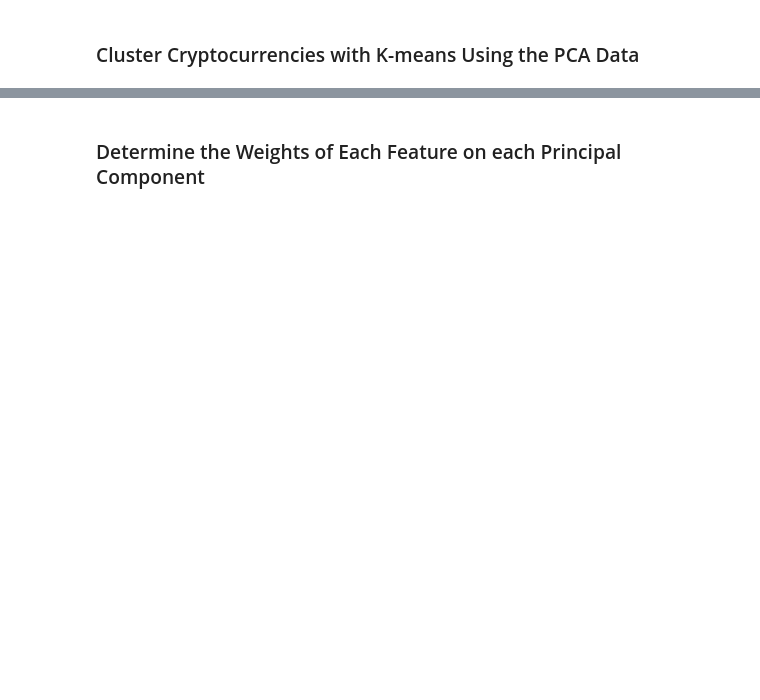
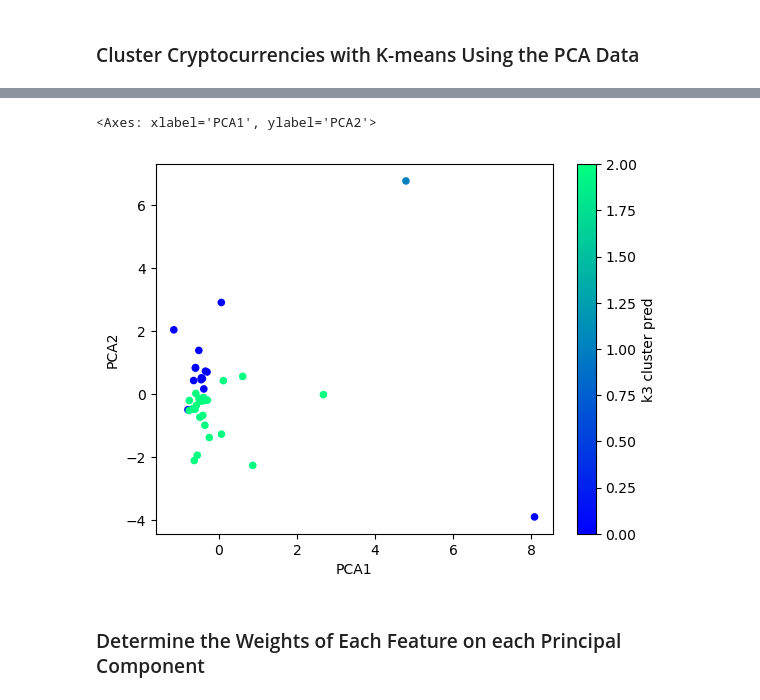
Before and after one commit to DassV24/CryptoClustering, a Jupyter notebook: Crypto_Clustering.ipynb, the cells around one changed output, grey strips where cells are left out. Saved outputs shown, nothing was run; the diff lists cells and outputs as text; code cells hidden in the pictures; blank space fills up the shorter version.

```diff
--- a/Crypto_Clustering.ipynb
+++ b/Crypto_Clustering.ipynb
@@ -259,5 +308,7 @@ AttributeError: 'numpy.ndarray' object has no attribute 'pd'
 ### Cluster Cryptocurrencies with K-means Using the PCA Data
 # %%
 # Initialize the K-Means model using the best value for k
+
+pca_model = KMeans( n_clusters=3, n_init='auto', random_state=42)
 # %%
 # Fit the K-Means model using the PCA data
@@ -269,8 +329,9 @@ AttributeError: 'numpy.ndarray' object has no attribute 'pd'
 # %%
 # Create a copy of the DataFrame with the PCA data
-
+principalComponents_df_pred = principalComponents_df.copy()
 
 # Add a new column to the DataFrame with the predicted clusters
-
+principalComponents_df_pred['k3 cluster pred'] = k_3
 
 # Display sample data
+principalComponents_df_pred.head()
@@ -277,5 +346,14 @@ AttributeError: 'numpy.ndarray' object has no attribute 'pd'
 # %%
 # Create a scatter plot using hvPlot by setting `x="PCA1"` and `y="PCA2"`.
+principalComponents_df_pred.plot.scatter(
+    x="PCA1",
+    y="PCA2",
+    c="k3 cluster pred",
+    colormap='winter'
+)
+# %% [output]
+<Axes: xlabel='PCA1', ylabel='PCA2'>
+[figure, added]
 # %% [markdown]
 ### Determine the Weights of Each Feature on each Principal Component
 # %%
```
Also changed, not shown: parts of 17 cells of this notebook, 1 other file.
